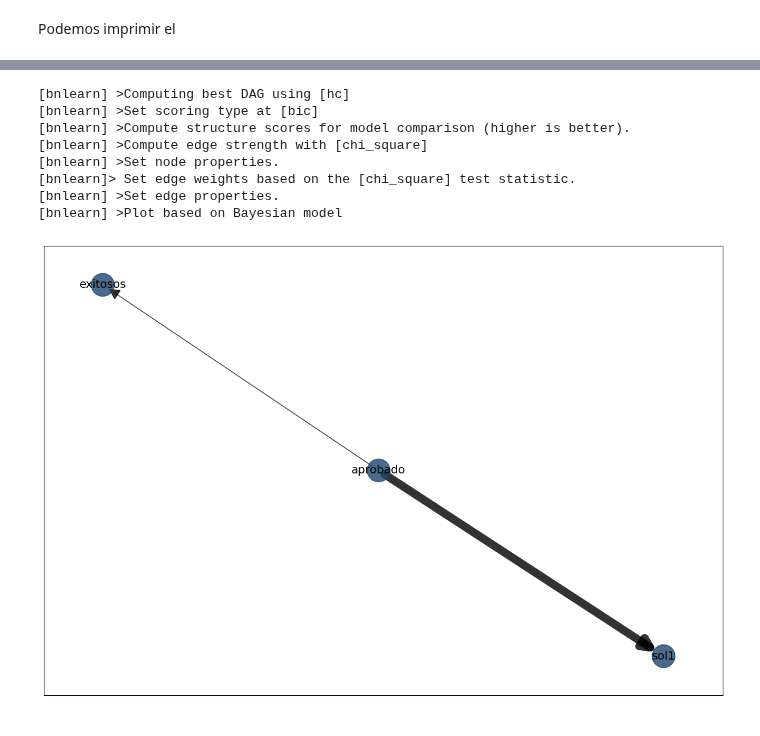
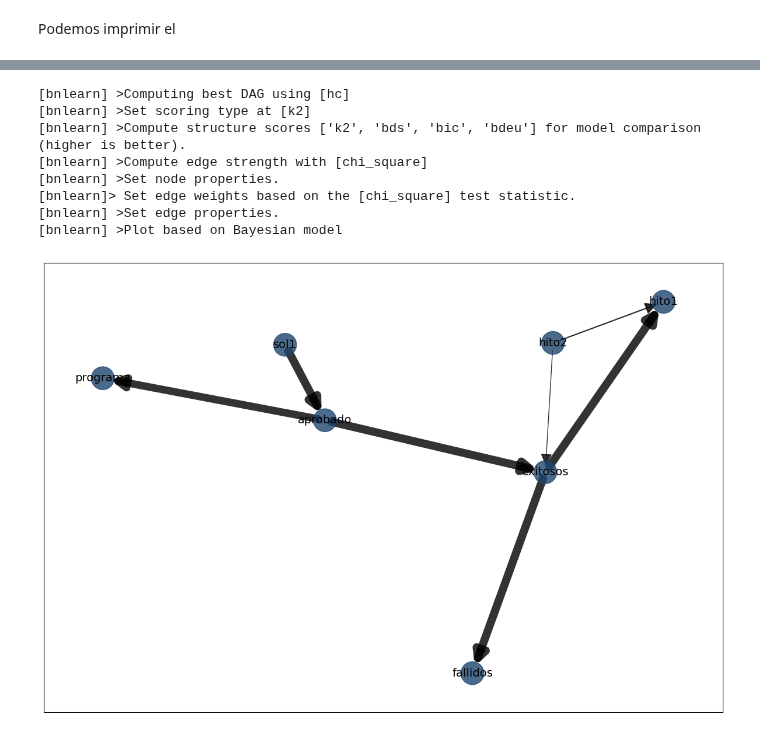
Before and after one commit to tonporaqui/tesis, a Jupyter notebook: jupyter_notebook/notebooks/bnlearn.ipynb, the cells around one changed output, grey strips where cells are left out. Cells and saved outputs as stored; diff of their text form; code cells hidden in the pictures.

```diff
--- a/jupyter_notebook/notebooks/bnlearn.ipynb
+++ b/jupyter_notebook/notebooks/bnlearn.ipynb
@@ -162,8 +167,8 @@ UNAB10100: 100.00%
 # %% [markdown]
 Se realiza el aprendizaje de la estructura de una red bayesiana y luego se revisa la matriz de adyacencia de la red bayesiana aprendida.
 # %%
-DAG = bn.structure_learning.fit(df)
-print(DAG['adjmat'])
+# DAG = bn.structure_learning.fit(df)
+# print(DAG['adjmat'])
 # %% [output]
 [bnlearn] >Computing best DAG using [hc]
 [bnlearn] >Set scoring type at [bic]
@@ -189,6 +190,6 @@ print(G)
 # %%
-# Parameter learning on the user-defined DAG and input data using Bayes
-model_bayes = bn.parameter_learning.fit(DAG, df, methodtype='bayes')
+# # Parameter learning on the user-defined DAG and input data using Bayes
+# model_bayes = bn.parameter_learning.fit(DAG, df, methodtype='bayes')
 
-# Print the learned CPDs
-bn.print_CPD(model_bayes)
+# # Print the learned CPDs
+# bn.print_CPD(model_bayes)
@@ -231,7 +197,7 @@ bn.print_CPD(model_bayes)
 # model_mle = bn.parameter_learning.fit(DAG, df, methodtype='maximumlikelihood')
 # bn.print_CPD(model_mle)
 # %%
-model = bn.structure_learning.fit(df)
-# Compute edge strength with the chi_square test statistic
-model = bn.independence_test(model, df)
-G = bn.plot(model)
+# model = bn.structure_learning.fit(df)
+# # Compute edge strength with the chi_square test statistic
+# model = bn.independence_test(model, df)
+# G = bn.plot(model)
@@ -248,18 +204,18 @@ G = bn.plot(model)
 # %%
-model_hc_bic  = bn.structure_learning.fit(df, methodtype='hc', scoretype='bic')
-model_hc_bic = bn.independence_test(model_hc_bic, df)
-G = bn.plot(model_hc_bic)
+# model_hc_bic  = bn.structure_learning.fit(df, methodtype='hc', scoretype='bic')
+# model_hc_bic = bn.independence_test(model_hc_bic, df)
+# G = bn.plot(model_hc_bic)
-# %% [output]
-[bnlearn] >Computing best DAG using [hc]
-[bnlearn] >Set scoring type at [bic]
-[bnlearn] >Compute structure scores for model comparison (higher is better).
-[bnlearn] >Compute edge strength with [chi_square]
-[bnlearn] >Set node properties.
-[bnlearn]> Set edge weights based on the [chi_square] test statistic.
-[bnlearn] >Set edge properties.
-[bnlearn] >Plot based on Bayesian model
-[figure, removed]
 # %%
-# model_hc_k2   = bn.structure_learning.fit(df, methodtype='hc', scoretype='k2')
-# model_hc_k2 = bn.independence_test(model_hc_k2, df)
-# G = bn.plot(model_hc_k2)
+model_hc_k2   = bn.structure_learning.fit(df, methodtype='hc', scoretype='k2')
+model_hc_k2 = bn.independence_test(model_hc_k2, df)
+G = bn.plot(model_hc_k2)
+# %% [output]
+[bnlearn] >Computing best DAG using [hc]
+[bnlearn] >Set scoring type at [k2]
+[bnlearn] >Compute structure scores ['k2', 'bds', 'bic', 'bdeu'] for model comparison (higher is better).
+[bnlearn] >Compute edge strength with [chi_square]
+[bnlearn] >Set node properties.
+[bnlearn]> Set edge weights based on the [chi_square] test statistic.
+[bnlearn] >Set edge properties.
+[bnlearn] >Plot based on Bayesian model
+[figure, added]
```
Also changed, not shown: parts of 14 cells of this notebook, 7 other files.
